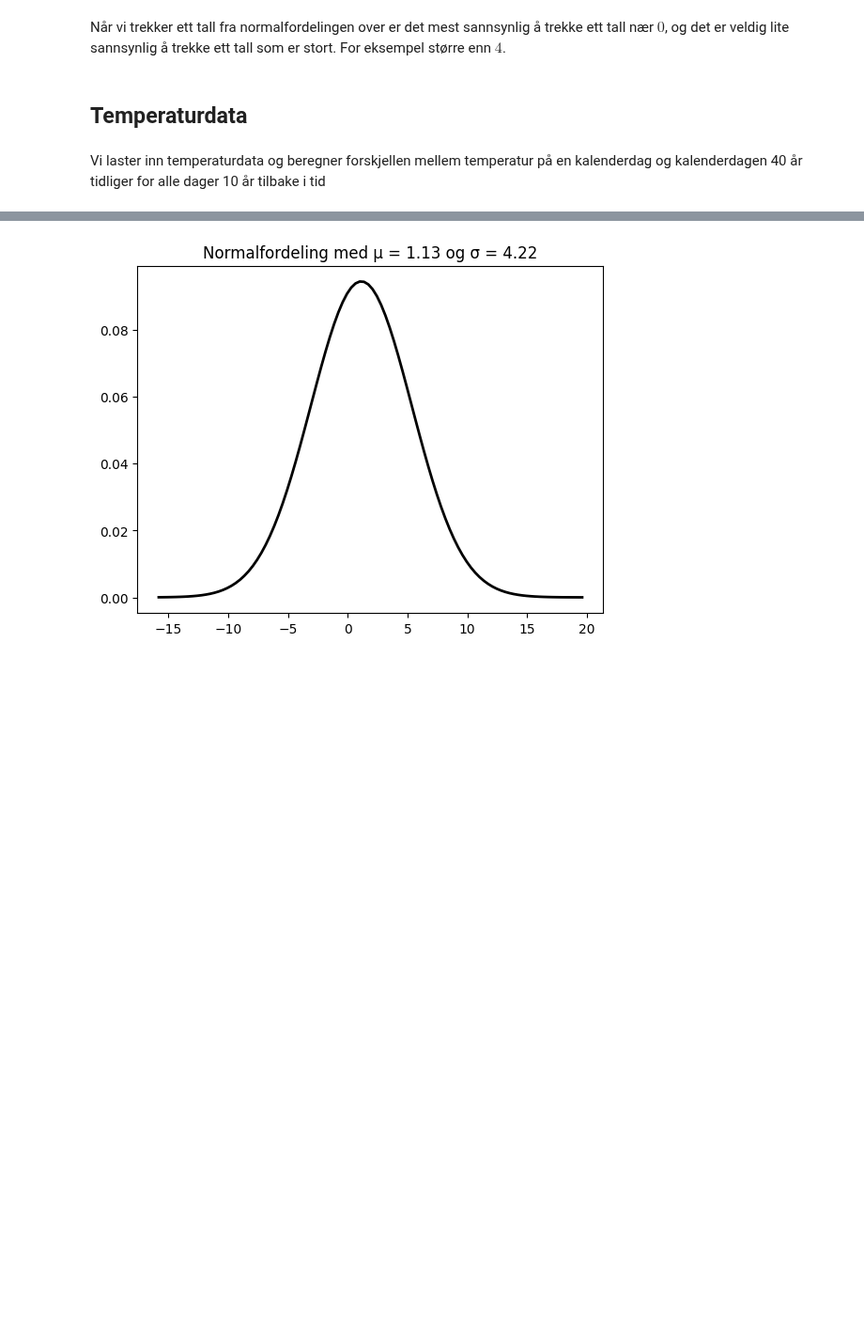
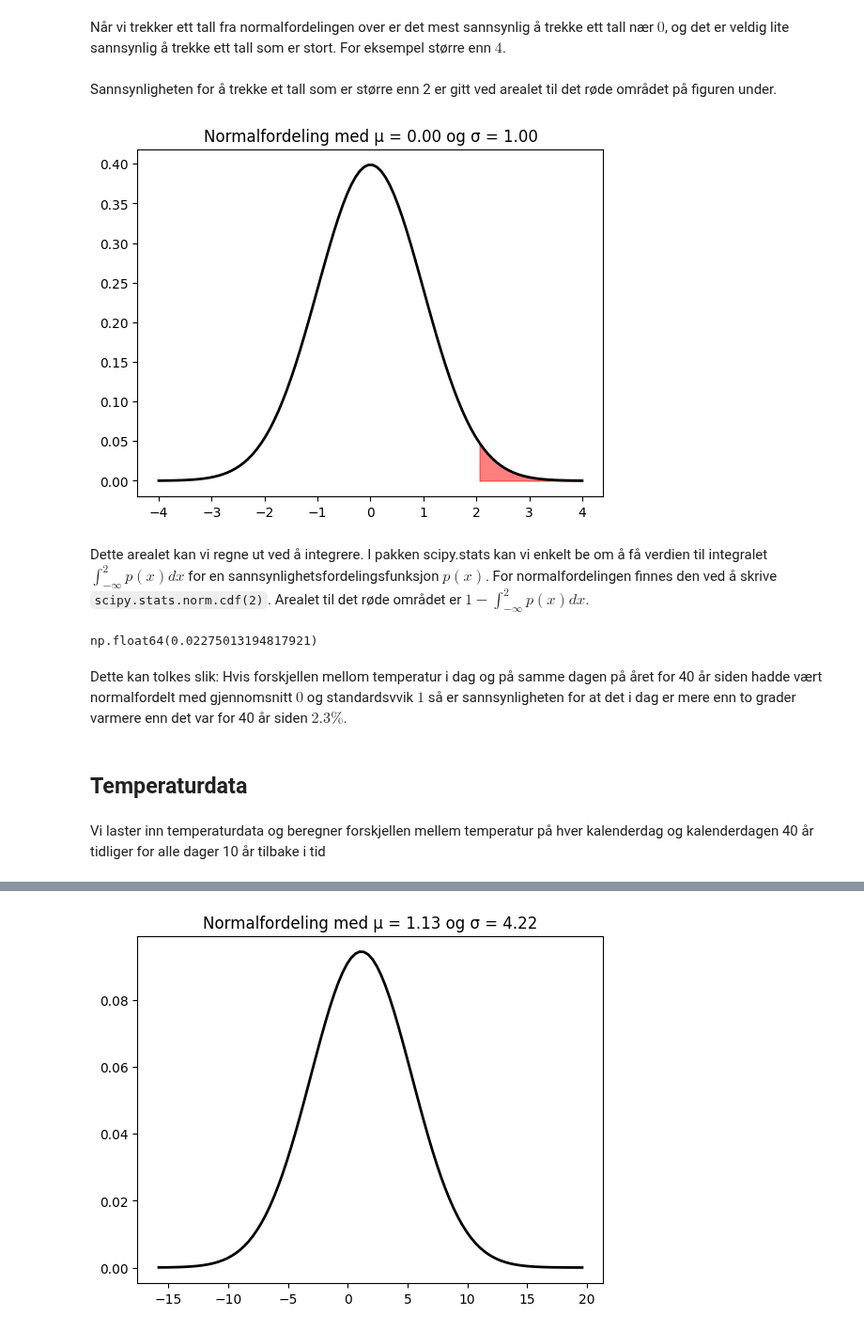
Before and after one commit to mbr085/V25MAT102, a Jupyter notebook: notebooks/uke12/hypotesetest.ipynb, the cells around one changed output, grey strips where cells are left out. Shown at 94% size. Saved outputs shown, nothing was run; the diff lists cells and outputs as text; code cells hidden in the pictures; blank space fills up the shorter version.

Commit message:
mere t

```diff
--- a/notebooks/uke12/hypotesetest.ipynb
+++ b/notebooks/uke12/hypotesetest.ipynb
@@ -75,10 +79,34 @@ plt.title(title);
 [figure]
 # %% [markdown]
 Når vi trekker ett tall fra normalfordelingen over er det mest sannsynlig å trekke ett tall nær $0$, og det er veldig lite sannsynlig å trekke ett tall som er stort. For eksempel større enn $4$.
+# %% [markdown]
+Sannsynligheten for å trekke et tall som er større enn 2 er gitt ved arealet til det røde området på figuren under.
+# %%
+# Plotter normalfordeling gjennomsnitt 0 og standardavvik 1
+xmin = -4
+xmax = 4
+t_crit = 2
+mu, std = 0, 1
+x = np.linspace(xmin, xmax, 100)
+y = scipy.stats.norm.pdf(np.linspace(xmin, xmax, 100), mu, std)
+plt.plot(x, y, 'k', linewidth=2)
+plt.fill_between(x, y, where=(x > t_crit), color='red', alpha=0.5, label=r'$P(H_0) = P(\mu \leq \mu_0$)')
+title = "Normalfordeling med μ = {:.2f} og σ = {:.2f}".format(mu, std)
+plt.title(title);
+# %% [output]
+[figure, added]
+# %% [markdown]
+Dette arealet kan vi regne ut ved å integrere. I pakken scipy.stats kan vi enkelt be om å få verdien til integralet $\int_{-\infty}^2 p(x) dx$ for en sannsynlighetsfordelingsfunksjon $p(x)$. For normalfordelingen finnes den ved å skrive `scipy.stats.norm.cdf(2)`. Arealet til det røde området er $1 - \int_{-\infty}^2 p(x) dx$.
+# %%
+1 - scipy.stats.norm.cdf(2)
+# %% [output]
+np.float64(0.02275013194817921)
+# %% [markdown]
+Dette kan tolkes slik: Hvis forskjellen mellom temperatur i dag og på samme dagen på året for 40 år siden hadde vært normalfordelt med gjennomsnitt $0$ og standardsvvik $1$ så er sannsynligheten for at det i dag er mere enn to grader varmere enn det var for 40 år siden $2.3 \%$.
 # %% [markdown]
 ## Temperaturdata
 # %% [markdown]
-Vi laster inn temperaturdata og beregner forskjellen mellem temperatur på en kalenderdag og kalenderdagen 40 år tidliger for alle dager 10 år tilbake i tid
+Vi laster inn temperaturdata og beregner forskjellen mellem temperatur på hver kalenderdag og kalenderdagen 40 år tidliger for alle dager 10 år tilbake i tid
 # %%
 # Her importeres Point og Daily funksjonalitetene fra meteostat modulen.
 # Hvis meteostat ikke allerede er installert blir den installert.
```
Also changed, not shown: parts of 32 cells of this notebook, 2 other files.
